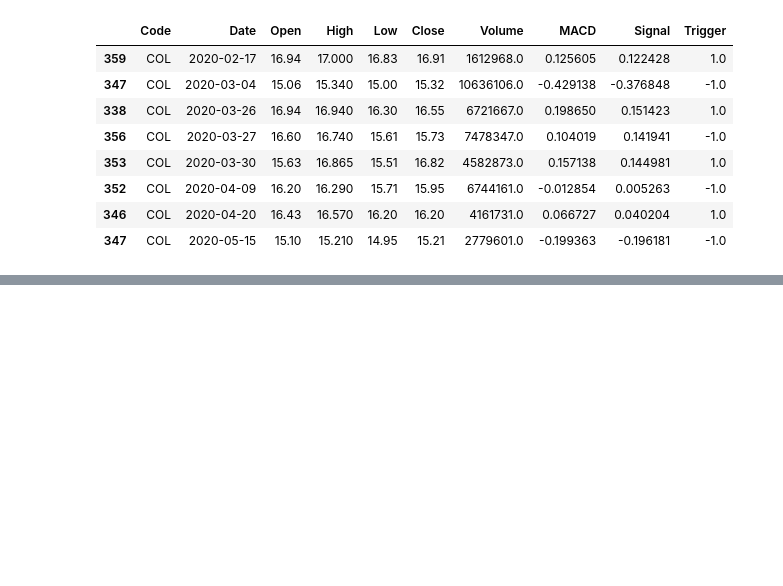
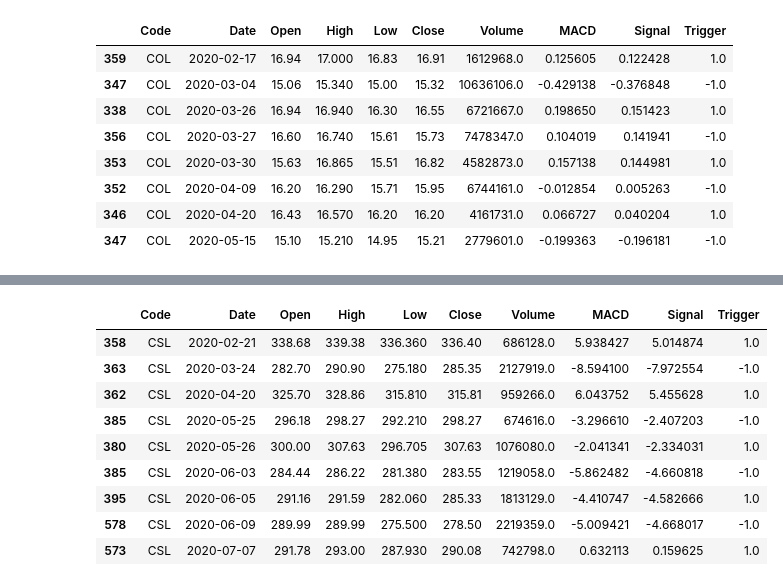
Before and after one commit to asa273/Experiments, a Jupyter notebook: ASX Analysis.ipynb, the cells around one changed output, grey strips where cells are left out. Drawn from its saved outputs; the diff is of its cells as text; code cells hidden in the pictures; blank space fills up the shorter version.

```diff
--- a/ASX Analysis.ipynb
+++ b/ASX Analysis.ipynb
@@ -170,0 +257,14 @@ profit_df.head()
+# %%
+temp_df = get_company_price_data(combined_asx_df, 'CSL')
+get_trigger_table(temp_df)
+# %% [output]
+|  | Code | Date | Open | High | Low | Close | Volume | MACD | Signal | Trigger |
+| 358 | CSL | 2020-02-21 | 338.68 | 339.38 | 336.360 | 336.40 | 686128.0 | 5.938427 | 5.014874 | 1.0 |
+| 363 | CSL | 2020-03-24 | 282.70 | 290.90 | 275.180 | 285.35 | 2127919.0 | -8.594100 | -7.972554 | -1.0 |
+| 362 | CSL | 2020-04-20 | 325.70 | 328.86 | 315.810 | 315.81 | 959266.0 | 6.043752 | 5.455628 | 1.0 |
+| 385 | CSL | 2020-05-25 | 296.18 | 298.27 | 292.210 | 298.27 | 674616.0 | -3.296610 | -2.407203 | -1.0 |
+| 380 | CSL | 2020-05-26 | 300.00 | 307.63 | 296.705 | 307.63 | 1076080.0 | -2.041341 | -2.334031 | 1.0 |
+| 385 | CSL | 2020-06-03 | 284.44 | 286.22 | 281.380 | 283.55 | 1219058.0 | -5.862482 | -4.660818 | -1.0 |
+| 395 | CSL | 2020-06-05 | 291.16 | 291.59 | 282.060 | 285.33 | 1813129.0 | -4.410747 | -4.582666 | 1.0 |
+| 578 | CSL | 2020-06-09 | 289.99 | 289.99 | 275.500 | 278.50 | 2219359.0 | -5.009421 | -4.668017 | -1.0 |
+| 573 | CSL | 2020-07-07 | 291.78 | 293.00 | 287.930 | 290.08 | 742798.0 | 0.632113 | 0.159625 | 1.0 |
```
Also changed, not shown: parts of 9 cells of this notebook.
